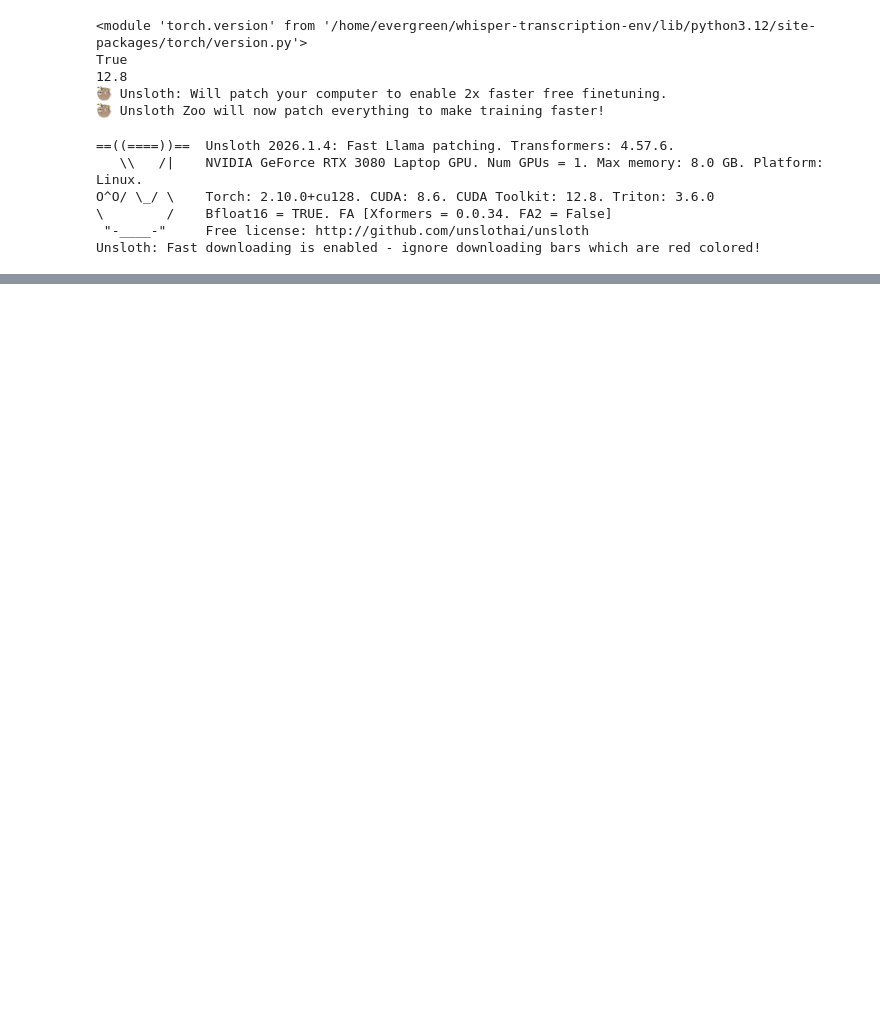
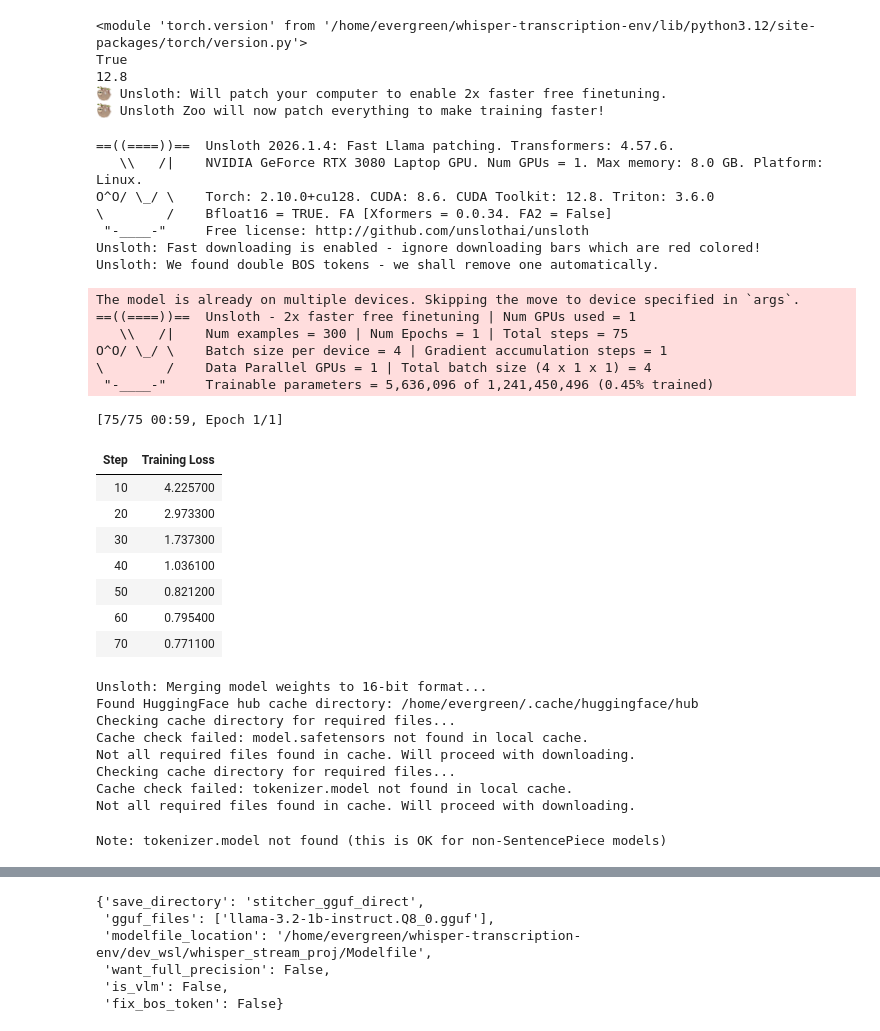
Before and after one commit to evergreen-helix/whisper_stream_proj, a Jupyter notebook: train_model.ipynb, the cells around one changed output, grey strips where cells are left out. Cells and saved outputs as stored; diff of their text form; code cells hidden in the pictures; blank space fills up the shorter version.

```diff
--- a/train_model.ipynb
+++ b/train_model.ipynb
@@ -27,22 +27,24 @@ class TrainingConfig:
     max_seq_length: int = 512
 
 
-    lora_rank: int = 16
-    lora_alpha: int = 32
-    lora_dropout: float = 0.05
+    lora_rank: int = 8
+    lora_alpha: int = 16
+    lora_dropout: float = 0.0
     target_modules: list = field(default_factory=lambda: [
         "q_proj", "k_proj", "v_proj", "o_proj",
         "gate_proj", "up_proj", "down_proj",
     ])
 
-    num_epochs: int = 3
-    batch_size: int = 8
-    gradient_accumulation_steps: int = 4
-    learning_rate: float = 2e-4
-    warmup_steps: int = 50
+    num_epochs: int = 1
+    batch_size: int = 4
+    gradient_accumulation_steps: int = 1
+    learning_rate: float = 5e-5
+    warmup_steps: int = 10
     weight_decay: float = 0.01
     lr_scheduler: str = "cosine"
 
+    sample_n: int = 300
+
     logging_steps: int = 10
     save_steps: int = 100
 # %%
@@ -82,6 +84,7 @@ def format_chat_example(row: pd.Series) -> dict:
 def prepare_dataset(config: TrainingConfig):
 
     df = load_dataframe(config.input_path)
+    df = df.sample(n=config.sample_n, random_state = 1).reset_index(drop = True)
     formatted = [format_chat_example(row) for _, row in df.iterrows()]
     dataset = Dataset.from_list(formatted)
 
@@ -144,7 +147,7 @@ def train(config: TrainingConfig):
         bf16=True,
         max_seq_length=config.max_seq_length,
         dataset_num_proc=2,
-        packing=False,
+        packing=False
     )
 
     trainer = SFTTrainer(
@@ -155,20 +158,50 @@ def train(config: TrainingConfig):
         args=training_args,
     )
 
-
     trainer.train()
 
     model.save_pretrained(config.output_dir)
     tokenizer.save_pretrained(config.output_dir)
 
     return model, tokenizer
-# %%
-config = TrainingConfig()
-model, tokenizer = train(config)
-# %% [output]
-==((====))==  Unsloth 2026.1.4: Fast Llama patching. Transformers: 4.57.6.
-   \\   /|    NVIDIA GeForce RTX 3080 Laptop GPU. Num GPUs = 1. Max memory: 8.0 GB. Platform: Linux.
-O^O/ \_/ \    Torch: 2.10.0+cu128. CUDA: 8.6. CUDA Toolkit: 12.8. Triton: 3.6.0
-\        /    Bfloat16 = TRUE. FA [Xformers = 0.0.34. FA2 = False]
- "-____-"     Free license: http://github.com/unslothai/unsloth
-Unsloth: Fast downloading is enabled - ignore downloading bars which are red colored!
+# %%
+config = TrainingConfig()
+model, tokenizer = train(config)
+
+model.save_pretrained_gguf(
+    "stitcher_gguf_direct",
+    tokenizer,
+    quantization_method="q8_0",
+)
+# %% [output]
+==((====))==  Unsloth 2026.1.4: Fast Llama patching. Transformers: 4.57.6.
+   \\   /|    NVIDIA GeForce RTX 3080 Laptop GPU. Num GPUs = 1. Max memory: 8.0 GB. Platform: Linux.
+O^O/ \_/ \    Torch: 2.10.0+cu128. CUDA: 8.6. CUDA Toolkit: 12.8. Triton: 3.6.0
+\        /    Bfloat16 = TRUE. FA [Xformers = 0.0.34. FA2 = False]
+ "-____-"     Free license: http://github.com/unslothai/unsloth
+Unsloth: Fast downloading is enabled - ignore downloading bars which are red colored!
+Unsloth: We found double BOS tokens - we shall remove one automatically.
+The model is already on multiple devices. Skipping the move to device specified in `args`.
+==((====))==  Unsloth - 2x faster free finetuning | Num GPUs used = 1
+   \\   /|    Num examples = 300 | Num Epochs = 1 | Total steps = 75
+O^O/ \_/ \    Batch size per device = 4 | Gradient accumulation steps = 1
+\        /    Data Parallel GPUs = 1 | Total batch size (4 x 1 x 1) = 4
+ "-____-"     Trainable parameters = 5,636,096 of 1,241,450,496 (0.45% trained)
+[75/75 00:59, Epoch 1/1]
+| Step | Training Loss |
+| 10 | 4.225700 |
+| 20 | 2.973300 |
+| 30 | 1.737300 |
+| 40 | 1.036100 |
+| 50 | 0.821200 |
+| 60 | 0.795400 |
+| 70 | 0.771100 |
+Unsloth: Merging model weights to 16-bit format...
+Found HuggingFace hub cache directory: /home/evergreen/.cache/huggingface/hub
+Checking cache directory for required files...
+Cache check failed: model.safetensors not found in local cache.
+Not all required files found in cache. Will proceed with downloading.
+Checking cache directory for required files...
+Cache check failed: tokenizer.model not found in local cache.
+Not all required files found in cache. Will proceed with downloading.
+Note: tokenizer.model not found (this is OK for non-SentencePiece models)
@@ -175 +228,7 @@ Unsloth: Fast downloading is enabled - ignore downloading bars which are red col
+{'save_directory': 'stitcher_gguf_direct',
+ 'gguf_files': ['llama-3.2-1b-instruct.Q8_0.gguf'],
+ 'modelfile_location': '/home/evergreen/whisper-transcription-env/dev_wsl/whisper_stream_proj/Modelfile',
+ 'want_full_precision': False,
+ 'is_vlm': False,
+ 'fix_bos_token': False}
 # %%
```
Also changed, not shown: parts of 6 cells of this notebook.
